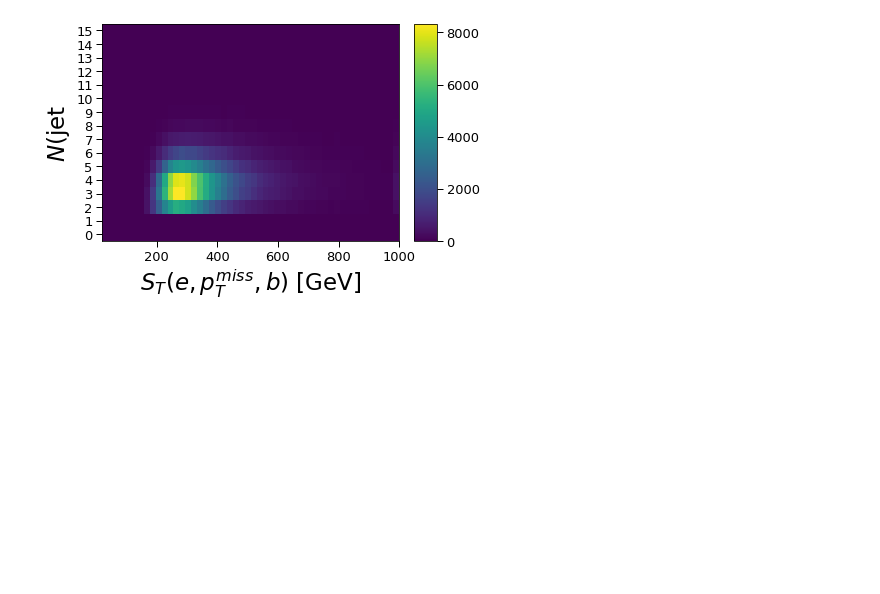
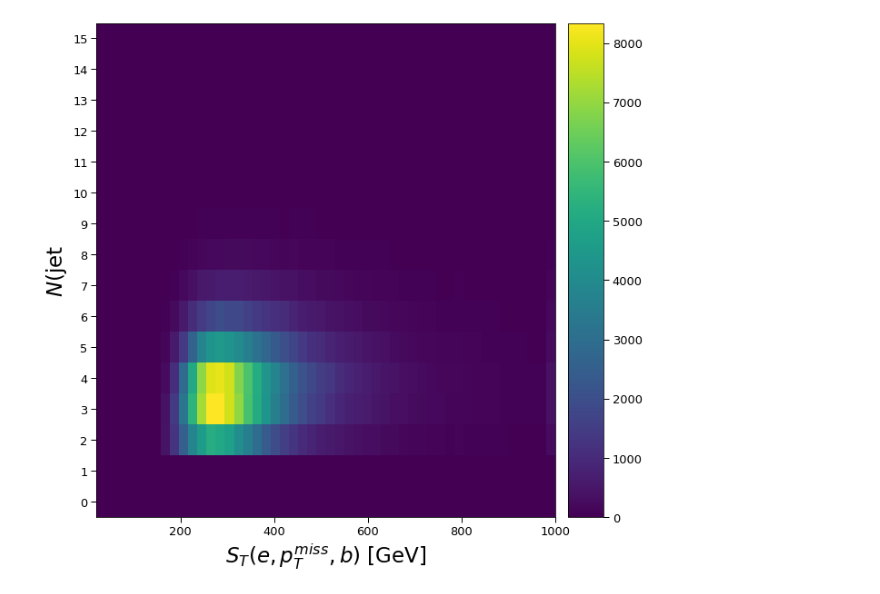
Before and after one commit to tomasate/bsm3g_coffea, a Jupyter notebook: notebooks/tt_boost_weight.ipynb, the cells around one changed output. Saved outputs shown, nothing was run; the diff lists cells and outputs as text; code cells hidden in the pictures; blank space fills up the shorter version.

```diff
--- a/notebooks/tt_boost_weight.ipynb
+++ b/notebooks/tt_boost_weight.ipynb
@@ -17,22 +17,23 @@ plt.rcParams.update(style["rcParams"])
 # %%
 year = "2017"
 workflow = "2b1e"
 
-ph = load(f"{year}_processed_histograms.coffea")
+ph = load(f"../outputs/{workflow}/{year}/{year}_processed_histograms.coffea")
 
 tt = ph["tt"]["st"][{"variation": "nominal"}]
 data = ph["Data"]["st"][{"variation": "nominal"}]
 nontt = accumulate(
     [
         ph["DYJetsToLL"]["st"][{"variation": "nominal"}],
         ph["SingleTop"]["st"][{"variation": "nominal"}],
         ph["WJetsToLNu"]["st"][{"variation": "nominal"}],
         ph["Diboson"]["st"][{"variation": "nominal"}],
     ]
 )
-data.plot2d();
+fig, ax = plt.subplots(figsize=(10,10))
+data.plot2d(ax=ax);
 # %% [output]
-[figure, old version]
+[figure, new version]
 # %%
 def rebin_hist(h, axis_name, edges):
     if type(edges) == int:
```
Also changed, not shown: parts of 8 cells of this notebook.
